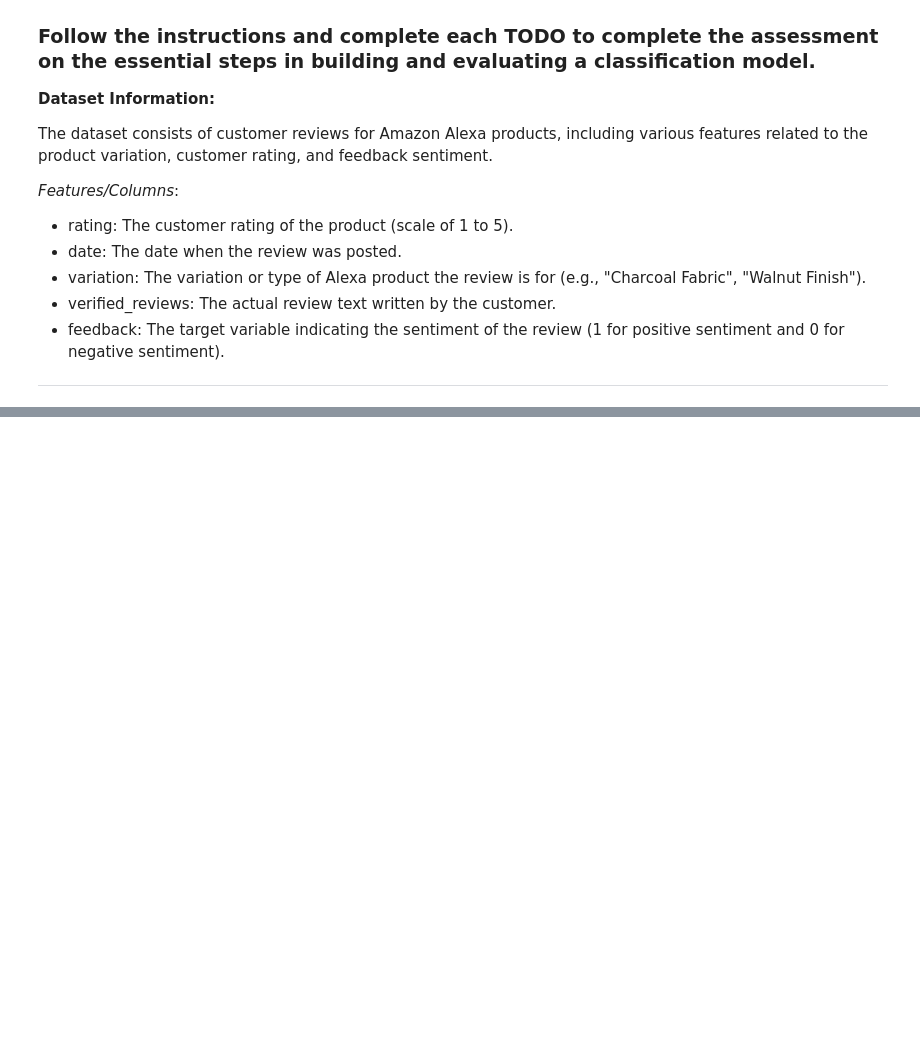
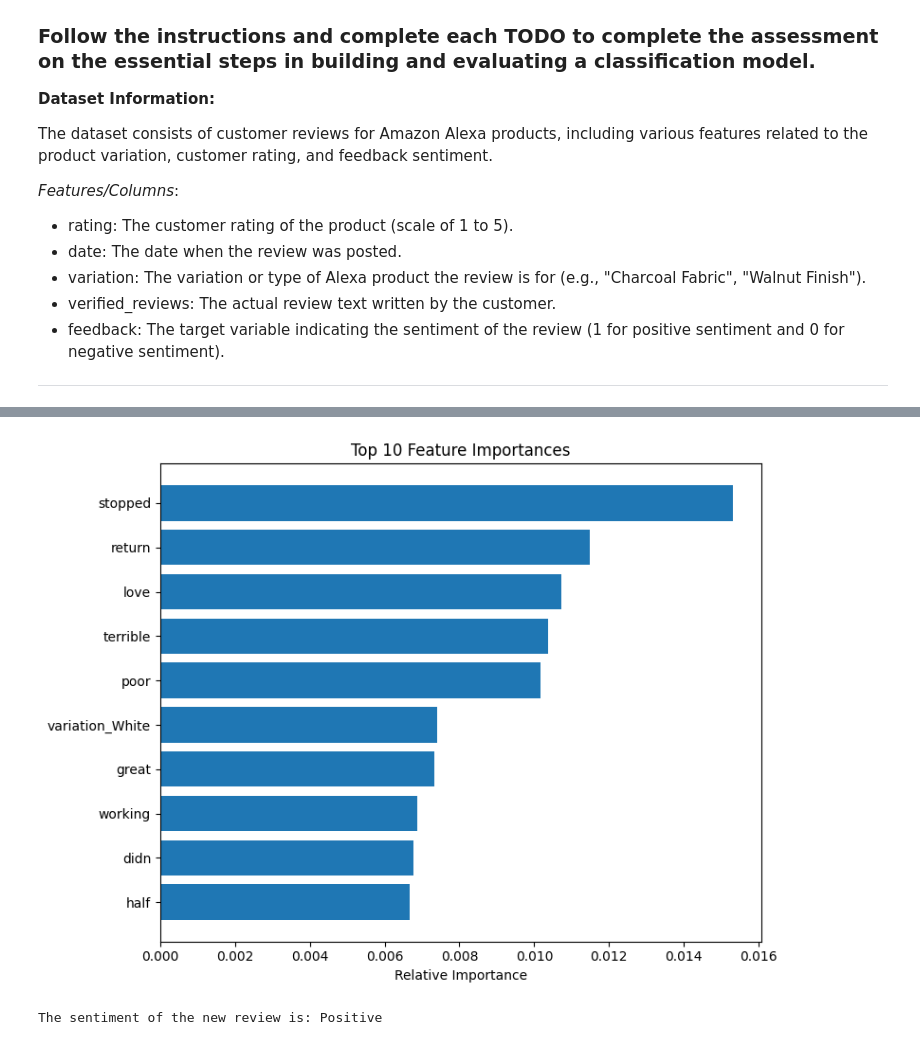
Before and after one commit to Afnanmadi/Assignments, a Jupyter notebook: lesson10/Lesson_10_assignment.ipynb, the cells around one changed output, grey strips where cells are left out. Cells and saved outputs as stored; diff of their text form; code cells hidden in the pictures; blank space fills up the shorter version.

```diff
--- a/lesson10/Lesson_10_assignment.ipynb
+++ b/lesson10/Lesson_10_assignment.ipynb
@@ -177,0 +95,3 @@ drive.mount('/content/drive')
+# %%
+# Encode product variation and reset index
+encoded_features = df_encoded.drop(columns=['verified_reviews', 'feedback']).reset_index(drop=True)
@@ -177,0 +142,15 @@ drive.mount('/content/drive')
+# %%
+# Plot top 10 feature importances
+importances = rf_model.feature_importances_
+indices = np.argsort(importances)[-10:]
+features = X.columns[indices]
+
+plt.figure(figsize=(8, 6))
+plt.title("Top 10 Feature Importances")
+plt.barh(range(len(indices)), importances[indices], align="center")
+plt.yticks(range(len(indices)), features)
+plt.xlabel("Relative Importance")
+plt.tight_layout()
+plt.show()
+# %% [output]
+[figure, added]
@@ -177,0 +171,7 @@ drive.mount('/content/drive')
+# %%
+# Example usage
+new_review = "I love my Alexa device! It's so helpful."
+predicted_sentiment = predict_sentiment(new_review)
+print(f"The sentiment of the new review is: {predicted_sentiment}")
+# %% [output]
+The sentiment of the new review is: Positive
```
Also changed, not shown: parts of 20 cells of this notebook.
